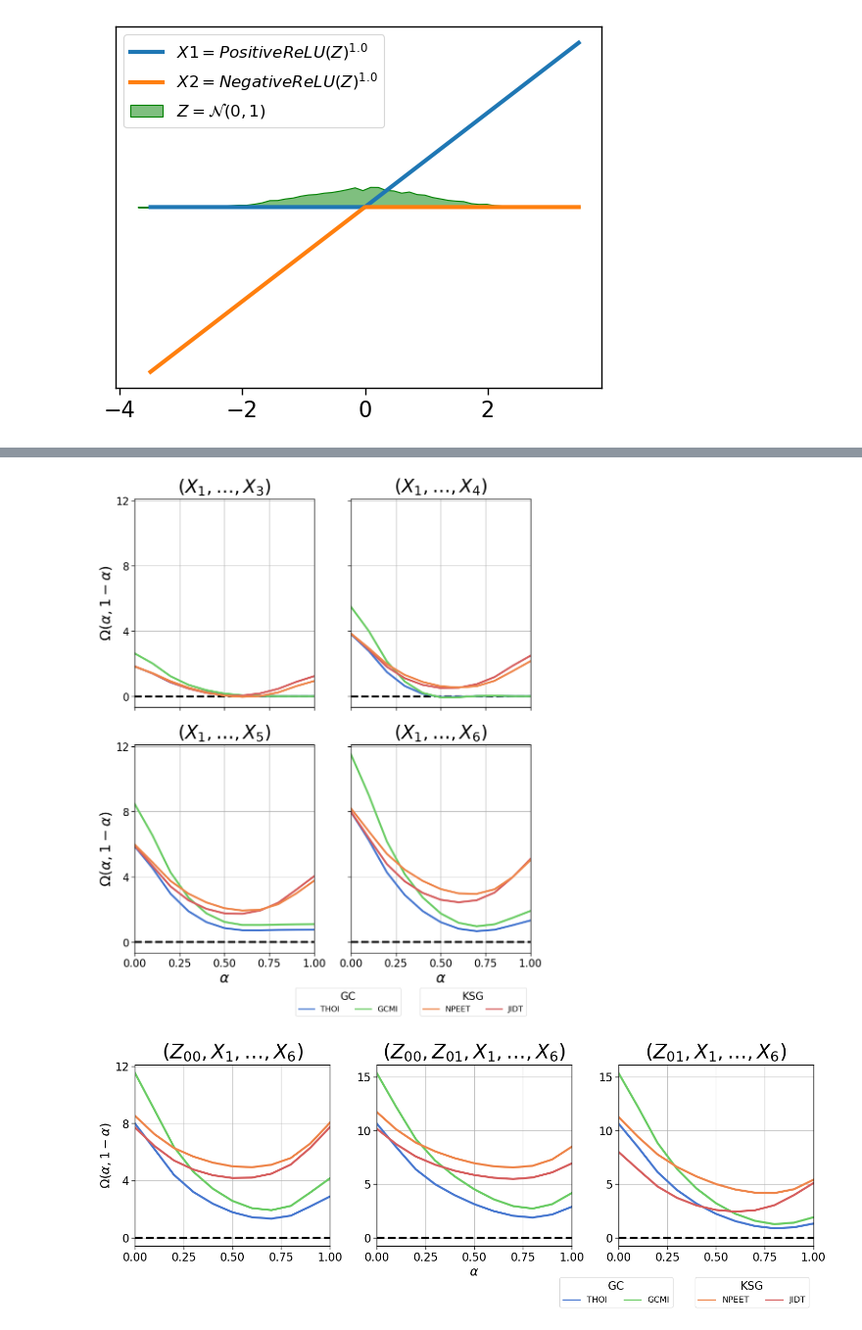
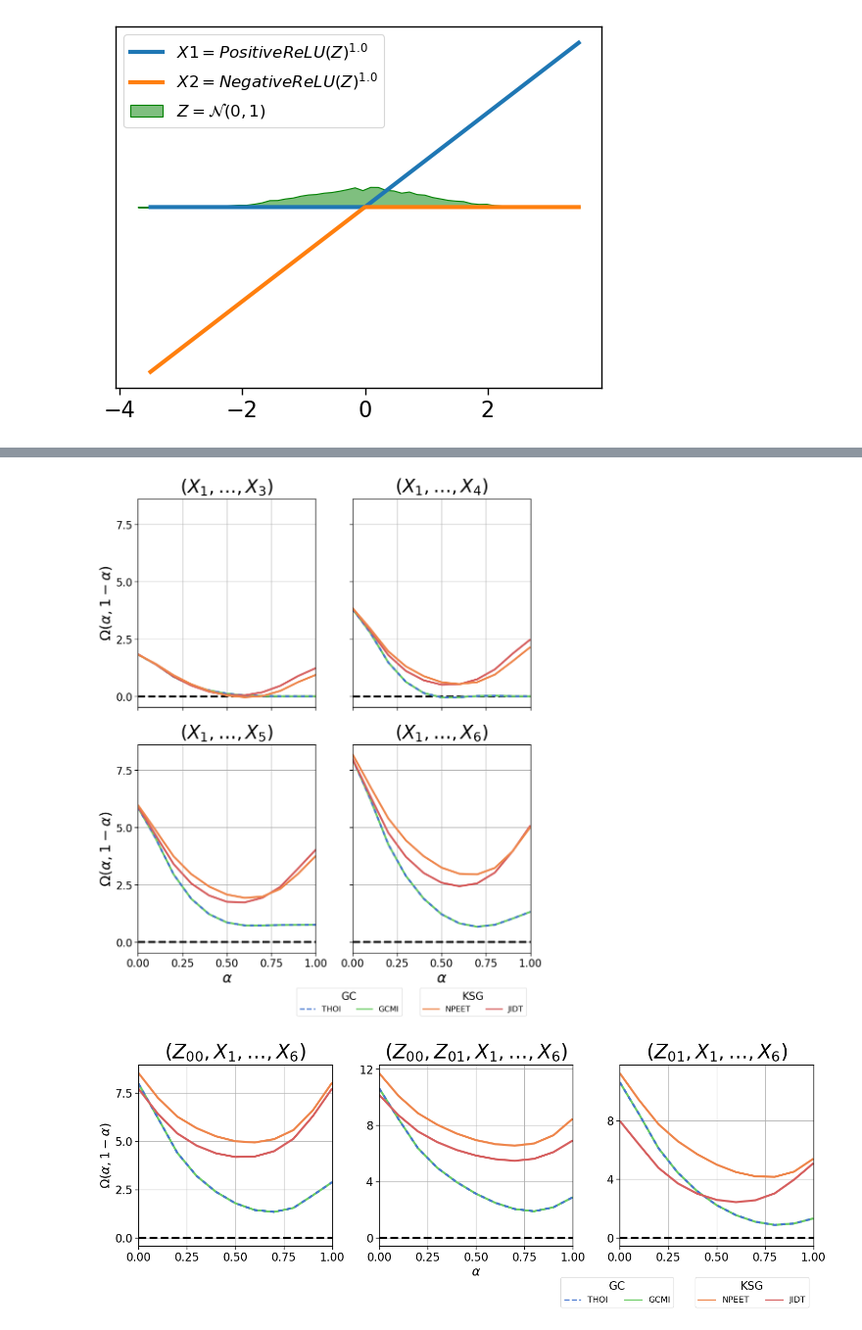
Before and after one commit to Laouen/Oinformation, a Jupyter notebook: analysis/o_information_qualitative.ipynb, the cells around one changed output, grey strips where cells are left out. Shown at 98% size. Drawn from its saved outputs; the diff is of its cells as text; code cells hidden in the pictures.

Commit message:
updated analysis changing GCMI base

```diff
--- a/analysis/o_information_qualitative.ipynb
+++ b/analysis/o_information_qualitative.ipynb
@@ -17,9 +17,11 @@ variable_names = {
 }
 
 methods = [
-    'THOI', 'GCMI',
+    'GCMI', 'THOI',
     'JIDT', 'NPEET'
 ]
+
+mathod_dashes = [(2,0),(2,2),(2,0),(2,0)]
 
 method_colors = {
     m:c for m,c in zip(['THOI','NPEET','GCMI','JIDT'], sns.color_palette('muted', 4))
@@ -164,9 +166,9 @@ def plot_o_info_linear(df, system, axes=None, remove_beta=True, figsize=None, yl
 
     for ax, (nplet, df_nplet) in zip(axes.flatten(), df.groupby('n-plet')):
         sns.lineplot(
-            df_nplet, x='alpha', y='O-information',
-            hue='method', hue_order=methods,
-            palette=method_colors, ax=ax
+            df_nplet, x='alpha', y='O-information', hue='method',
+            dashes=mathod_dashes, style='method', style_order=methods,
+            hue_order=methods, palette=method_colors, ax=ax
         )
 
         ax.set_xlim(0, 1)
@@ -191,7 +193,7 @@ def plot_o_info_linear(df, system, axes=None, remove_beta=True, figsize=None, yl
 
     # Create custom legend handles
     legend_elements_gaussian = [
-        Line2D([0], [0], color=method_colors['THOI'], lw=2, label='THOI'),
+        Line2D([0], [0], color=method_colors['THOI'], lw=2, label='THOI', linestyle='--'),
         Line2D([0], [0], color=method_colors['GCMI'], lw=2, label='GCMI')
     ]
     legend_elements_kl = [
@@ -208,4 +210,14 @@ def plot_o_info_linear(df, system, axes=None, remove_beta=True, figsize=None, yl
     plt.tight_layout()  # Adjust the layout to make room for the legends
     plt.savefig(f'./figures/o_info/system-{system}_lineplot.pdf', format='pdf')
     plt.show()
+# %%
+def read_csv(path):
+    df1 = pd.read_csv(path + '.tsv', sep='\t')
+    df2 = pd.read_csv(path + '_JDIT.tsv', sep='\t')
+
+    df_gcmi = df1[df1.method == 'GCMI'].copy()
+    df_gcmi['O-information'] *= np.log(2)
+    df1 = df1[df1.method != 'GCMI']
+
+    return pd.concat([df1, df2, df_gcmi])
 # %%
@@ -274,10 +275,7 @@ plot_o_info_linear(df, 'xor', remove_beta=False, figsize=(6,6.5), ylabel=r'$\Ome
 # %%
 nplets = ['X1-X2-X3','X1-X2-X3-X4','X1-X2-X3-X4-X5','X1-X2-X3-X4-X5-X6','Z01-X1-X2-X3-X4-X5-X6','Z00-X1-X2-X3-X4-X5-X6','Z00-Z01-X1-X2-X3-X4-X5-X6']
 
-df1 = pd.read_csv('../benchmarking/results/o_info/system-flat_repeat-20_t-10000.tsv', sep='\t')
-df2 = pd.read_csv('../benchmarking/results/o_info/system-flat_repeat-20_t-10000_JDIT.tsv', sep='\t')
-
-df = pd.concat([df1, df2])
+df = read_csv('../benchmarking/results/o_info/system-flat_repeat-20_t-10000')
 
 df = df[df.gamma == 0.1]
 df = df[df['n-plet'].isin(nplets)]
@@ -299,5 +297,5 @@ plot_o_info_linear(df[df['n-plet'].isin(nplets)],'flat_allvars')
-[figure, old version]
+[figure, new version]
-[figure, old version]
+[figure, new version]
 # %%
 rcParams = {
     'xtick.labelsize': 12,
```
Also changed, not shown: parts of 5 cells of this notebook, 9 other files.
